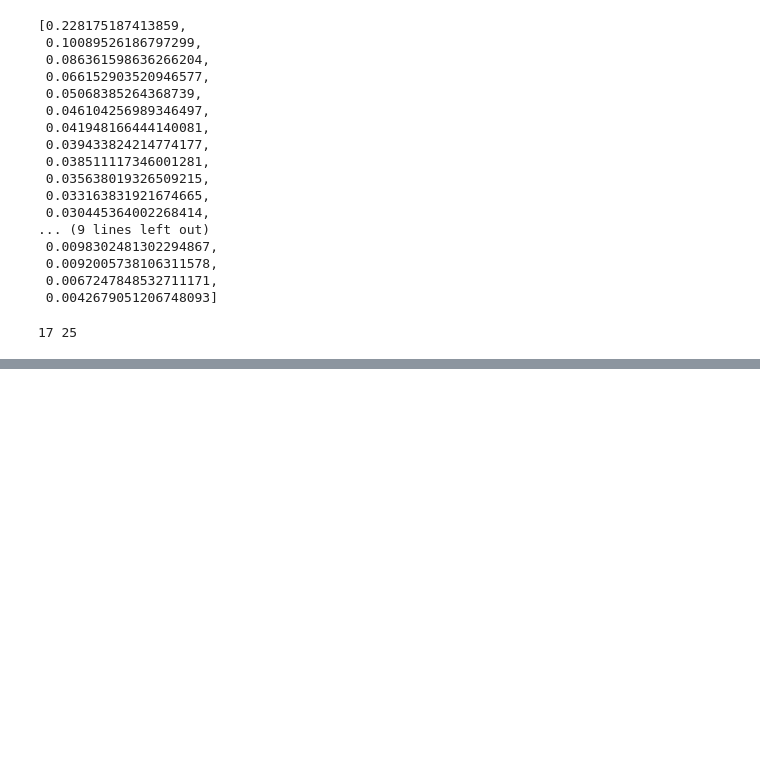
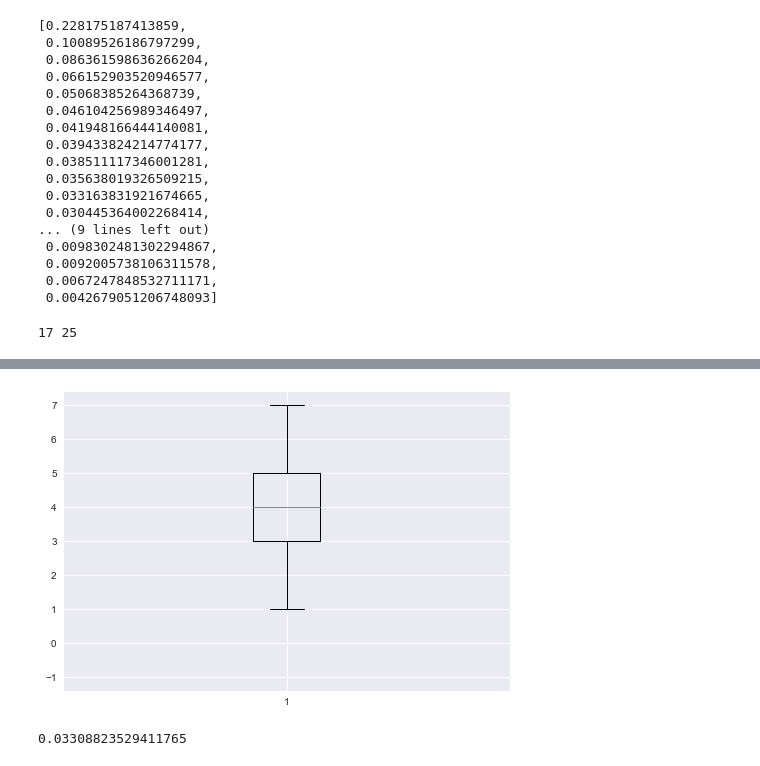
Before and after one commit to niniko1997/sjsp, a Jupyter notebook: analysis_notebooks/svd_rf.ipynb, the cells around one changed output, grey strips where cells are left out. Drawn from its saved outputs; the diff is of its cells as text; code cells hidden in the pictures; blank space fills up the shorter version.

```diff
--- a/analysis_notebooks/svd_rf.ipynb
+++ b/analysis_notebooks/svd_rf.ipynb
@@ -405,0 +452,14 @@ for i in range(0, thresh_four):
+# %%
+import matplotlib.pyplot as plt
+import numpy as np
+
+plt.boxplot(section_four['q22a'])
+plt.show()
+count = 0
+for i in range(0, len(section_four['q22a'])):
+    if section_four['q22a'].values[i] == 1:
+        count = count + 1
+print(count/(len(section_four)))
+# %% [output]
+[figure, added]
+0.03308823529411765
```
Also changed, not shown: parts of 5 cells of this notebook, 9 other files.
